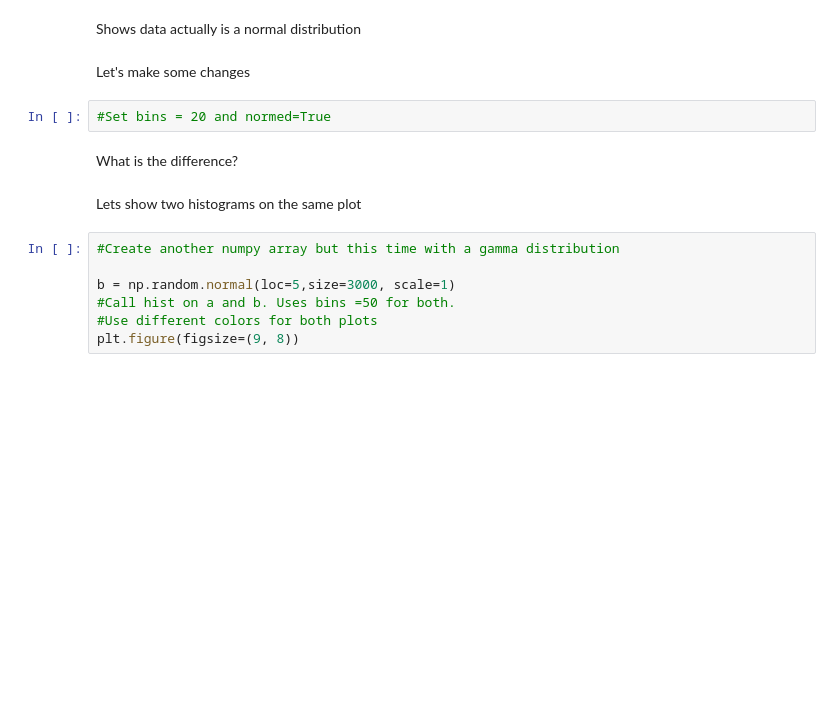
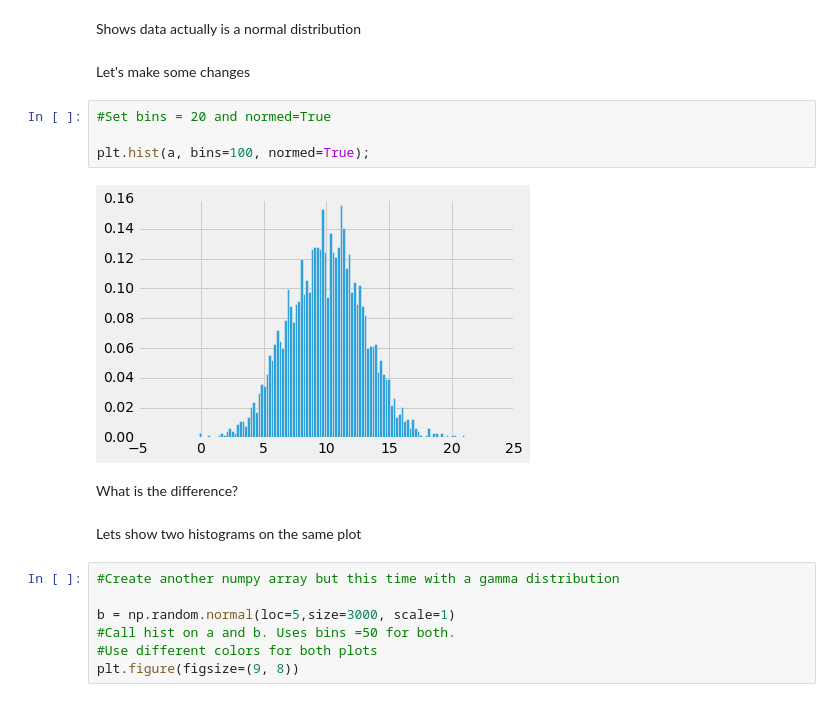
Before and after one commit to eric-sf/DS-SF-40, a Jupyter notebook: notebooks/Pandas 2 and Plotting (In class).ipynb, the cells around one changed output. Saved outputs shown, nothing was run; the diff lists cells and outputs as text; blank space fills up the shorter version.

```diff
--- a/notebooks/Pandas 2 and Plotting (In class).ipynb
+++ b/notebooks/Pandas 2 and Plotting (In class).ipynb
@@ -586,6 +562,10 @@ Shows data actually is a normal distribution
 Let's make some changes
 # %%
 #Set bins = 20 and normed=True
+
+plt.hist(a, bins=100, normed=True);
+# %% [output]
+[figure, added]
 # %% [markdown]
 What is the difference?
 # %% [markdown]
```
Also changed, not shown: parts of 33 cells of this notebook, 7 other files.
